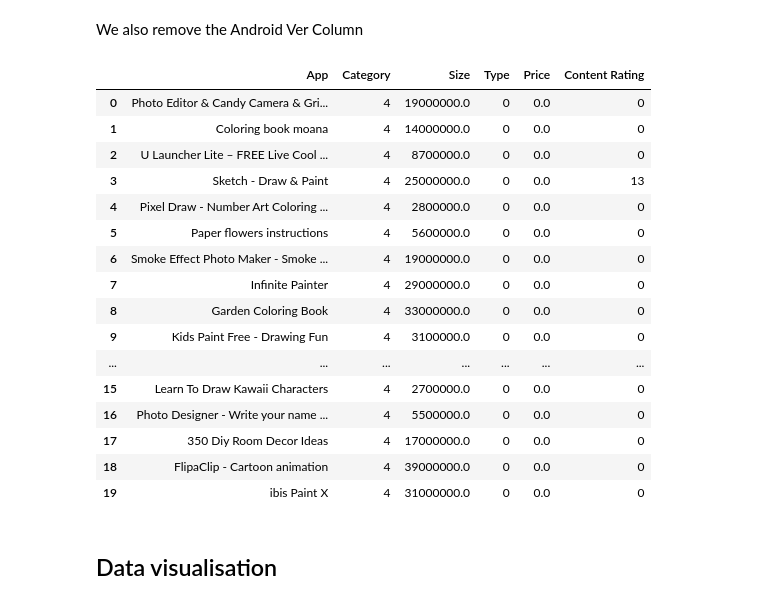
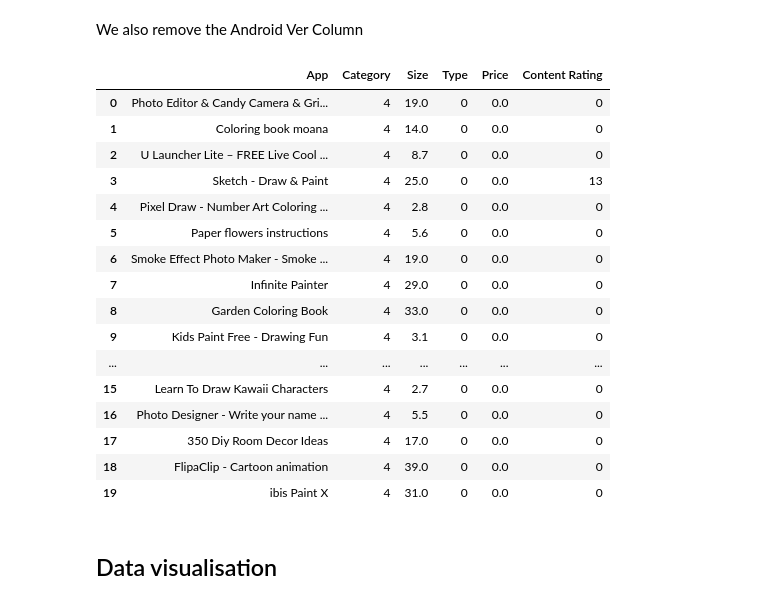
Before and after one commit to Iliaromanov/Google-Play-App-Rating-Prediction, a Jupyter notebook: data_exploration.ipynb, the cells around one changed output. Saved outputs shown, nothing was run; the diff lists cells and outputs as text; code cells hidden in the pictures.

```diff
--- a/data_exploration.ipynb
+++ b/data_exploration.ipynb
@@ -199,23 +199,11 @@ Note that here, I am only showing the first 30 values because it would not look
 # %%
 def clean_size(size):
     if size[-1:] == "M":
-        clean_size = 1000000*float(size[:-1])
+        clean_size = float(size[:-1])
     elif size[-1:] == "k":
-        clean_size = 1000*float(size[:-1])
+        clean_size = float(size[:-1]) / 1000
     else:
         clean_size = None
     return clean_size
 
 app_data["Size"] = app_data["Size"].map(clean_size)
-# %%
-'''
-size = pd.DataFrame()
-size["size_code"] = app_data['Size'].str[-1:]
-size["size_number"] = app_data['Size'].str[0:-1]
-size["size_number"] = size["size_number"].replace('Varies with devic',np.nan)
-size["size_number"] = pd.to_numeric(size["size_number"], downcast = "float")
-conditions = [ (size["size_code"] == 'k'), (size["size_code"] == 'M'), (size["size_code"] == "e")]
-choices = [size["size_number"]/1024, size["size_number"], np.nan]
-app_data["Size"] = np.select(conditions, choices, default='np.nan')
-'''
-app_data["Size"].unique()[0:30]
@@ -322,31 +306,30 @@ app_data = app_data.drop(['Android Ver'], axis=1)
 # %%
 # Create df for Rating
 # the y df
 app_data_y = pd.to_numeric(app_data["Rating"], downcast = "float")
-app_data_y.head()
 
 # Create df for the Rest of the features
 # the x df
 app_data_x = app_data.drop(["Rating"], axis = 1)
 app_data_x.head(20)
 # %% [output]
 |  | App | Category | Size | Type | Price | Content Rating |
-| 0 | Photo Editor & Candy Camera & Gri... | 4 | 19000000.0 | 0 | 0.0 | 0 |
-| 1 | Coloring book moana | 4 | 14000000.0 | 0 | 0.0 | 0 |
-| 2 | U Launcher Lite – FREE Live Cool ... | 4 | 8700000.0 | 0 | 0.0 | 0 |
-| 3 | Sketch - Draw & Paint | 4 | 25000000.0 | 0 | 0.0 | 13 |
-| 4 | Pixel Draw - Number Art Coloring ... | 4 | 2800000.0 | 0 | 0.0 | 0 |
-| 5 | Paper flowers instructions | 4 | 5600000.0 | 0 | 0.0 | 0 |
-| 6 | Smoke Effect Photo Maker - Smoke ... | 4 | 19000000.0 | 0 | 0.0 | 0 |
-| 7 | Infinite Painter | 4 | 29000000.0 | 0 | 0.0 | 0 |
-| 8 | Garden Coloring Book | 4 | 33000000.0 | 0 | 0.0 | 0 |
-| 9 | Kids Paint Free - Drawing Fun | 4 | 3100000.0 | 0 | 0.0 | 0 |
+| 0 | Photo Editor & Candy Camera & Gri... | 4 | 19.0 | 0 | 0.0 | 0 |
+| 1 | Coloring book moana | 4 | 14.0 | 0 | 0.0 | 0 |
+| 2 | U Launcher Lite – FREE Live Cool ... | 4 | 8.7 | 0 | 0.0 | 0 |
+| 3 | Sketch - Draw & Paint | 4 | 25.0 | 0 | 0.0 | 13 |
+| 4 | Pixel Draw - Number Art Coloring ... | 4 | 2.8 | 0 | 0.0 | 0 |
+| 5 | Paper flowers instructions | 4 | 5.6 | 0 | 0.0 | 0 |
+| 6 | Smoke Effect Photo Maker - Smoke ... | 4 | 19.0 | 0 | 0.0 | 0 |
+| 7 | Infinite Painter | 4 | 29.0 | 0 | 0.0 | 0 |
+| 8 | Garden Coloring Book | 4 | 33.0 | 0 | 0.0 | 0 |
+| 9 | Kids Paint Free - Drawing Fun | 4 | 3.1 | 0 | 0.0 | 0 |
 | ... | ... | ... | ... | ... | ... | ... |
-| 15 | Learn To Draw Kawaii Characters | 4 | 2700000.0 | 0 | 0.0 | 0 |
-| 16 | Photo Designer - Write your name ... | 4 | 5500000.0 | 0 | 0.0 | 0 |
-| 17 | 350 Diy Room Decor Ideas | 4 | 17000000.0 | 0 | 0.0 | 0 |
-| 18 | FlipaClip - Cartoon animation | 4 | 39000000.0 | 0 | 0.0 | 0 |
-| 19 | ibis Paint X | 4 | 31000000.0 | 0 | 0.0 | 0 |
+| 15 | Learn To Draw Kawaii Characters | 4 | 2.7 | 0 | 0.0 | 0 |
+| 16 | Photo Designer - Write your name ... | 4 | 5.5 | 0 | 0.0 | 0 |
+| 17 | 350 Diy Room Decor Ideas | 4 | 17.0 | 0 | 0.0 | 0 |
+| 18 | FlipaClip - Cartoon animation | 4 | 39.0 | 0 | 0.0 | 0 |
+| 19 | ibis Paint X | 4 | 31.0 | 0 | 0.0 | 0 |
 # %% [markdown]
 ## Data visualisation
 # %% [markdown]
```
Also changed, not shown: parts of 7 cells of this notebook.
